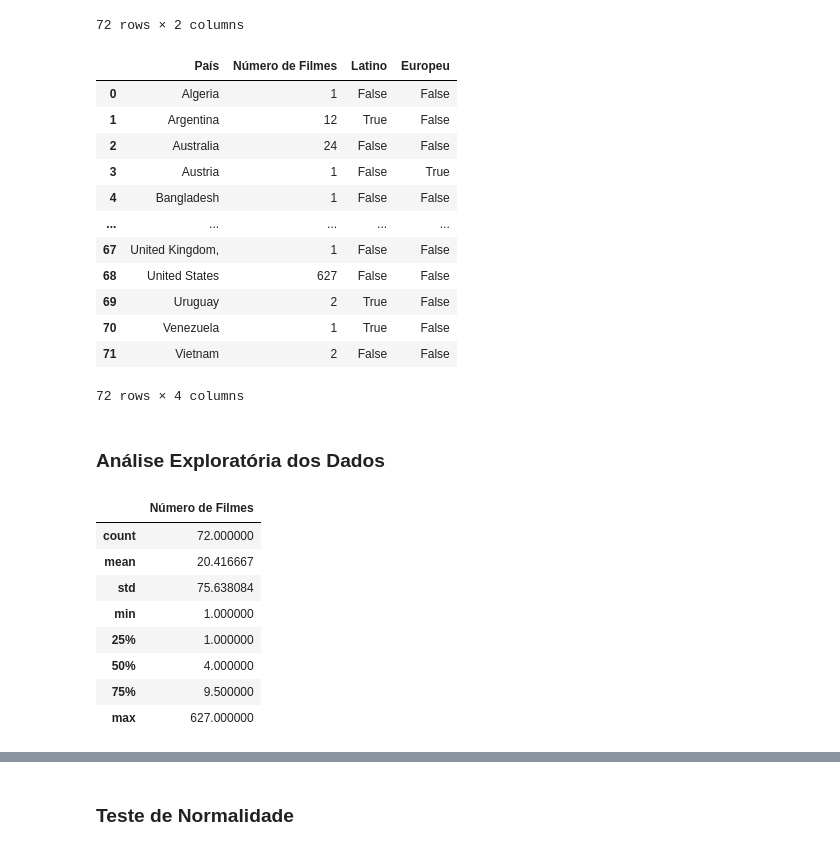
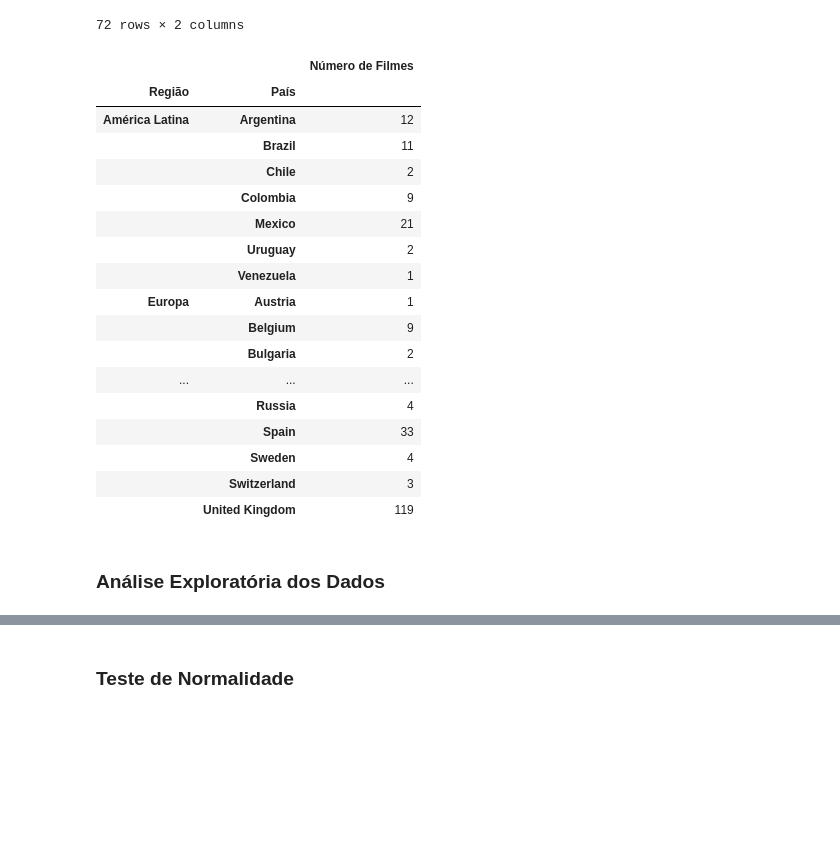
Before and after one commit to Cizika/netflix-analysis, a Jupyter notebook: Netflix.ipynb, the cells around one changed output, grey strips where cells are left out. Saved outputs shown, nothing was run; the diff lists cells and outputs as text; code cells hidden in the pictures; blank space fills up the shorter version.

```diff
--- a/Netflix.ipynb
+++ b/Netflix.ipynb
@@ -89 +55,8 @@ latin_list
+# %%
+# Lista de Países Latinos
+latin_list = ["Costa Rica","Cuba","Haiti","Panama","Saint Bartélemy","El Salvador",
+              "Saint Martin","Argentina","Belize","Bolivia","Brazil","Chile",
+              "Colombia","Ecuador","Dominican Republic","Guatemala","Honduras",
+              "Mexico","Nicaragua","Paraguay","Peru","Puerto Rico","Uruguay",
+              "Venezuela"]
 # %%
@@ -156,37 +136,41 @@ amostra
 | 70 | Venezuela | 1 |
 | 71 | Vietnam | 2 |
 72 rows × 2 columns
-# %%
-# Dicotomizando por Variável Qualitativa is_latin e is_european
-amostra["Latino"] = amostra["País"].isin(latin_list)
-amostra["Europeu"] = amostra["País"].isin(european_list)
-
-amostra
-# %% [output]
-|  | País | Número de Filmes | Latino | Europeu |
-| 0 | Algeria | 1 | False | False |
-| 1 | Argentina | 12 | True | False |
-| 2 | Australia | 24 | False | False |
-| 3 | Austria | 1 | False | True |
-| 4 | Bangladesh | 1 | False | False |
-| ... | ... | ... | ... | ... |
-| 67 | United Kingdom, | 1 | False | False |
-| 68 | United States | 627 | False | False |
-| 69 | Uruguay | 2 | True | False |
-| 70 | Venezuela | 1 | True | False |
-| 71 | Vietnam | 2 | False | False |
-72 rows × 4 columns
+# %%
+# Dicotomizando Amostra por Variável Qualitativa Binária "Região"
+# As Regiões de análise serão somente América Latina e Europa
+
+def somente_europa_latinos(row):
+  if row["País"] in latin_list:
+    return "América Latina"
+  elif row["País"] in european_list:
+    return "Europa"
+
+# Filtrando apenas por países Europeus e Latinos
+amostra["Região"] = amostra.apply(somente_europa_latinos, axis=1)
+amostra.dropna(inplace=True)
+
+# Exibindo Amostra com Variável Quantitativa (Número de Filmes)
+# E Variável Qualitativa Binária (Região)
+amostra.set_index(["Região", "País"]).sort_index(level=0)
+# %% [output]
+|  |  | Número de Filmes |
+| Região | País |  |
+| América Latina | Argentina | 12 |
+|  | Brazil | 11 |
+|  | Chile | 2 |
+|  | Colombia | 9 |
+|  | Mexico | 21 |
+|  | Uruguay | 2 |
+|  | Venezuela | 1 |
+| Europa | Austria | 1 |
+|  | Belgium | 9 |
+|  | Bulgaria | 2 |
+| ... | ... | ... |
+|  | Russia | 4 |
+|  | Spain | 33 |
+|  | Sweden | 4 |
+|  | Switzerland | 3 |
+|  | United Kingdom | 119 |
 # %% [markdown]
 ### Análise Exploratória dos Dados
-# %%
-amostra.describe()
-# %% [output]
-|  | Número de Filmes |
-| count | 72.000000 |
-| mean | 20.416667 |
-| std | 75.638084 |
-| min | 1.000000 |
-| 25% | 1.000000 |
-| 50% | 4.000000 |
-| 75% | 9.500000 |
-| max | 627.000000 |
```
Also changed, not shown: parts of 28 cells of this notebook.
